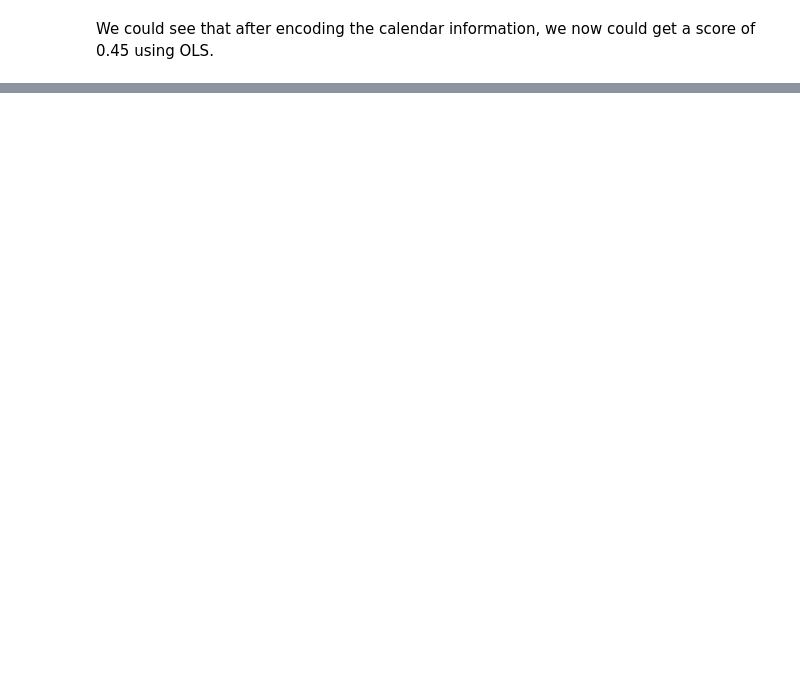
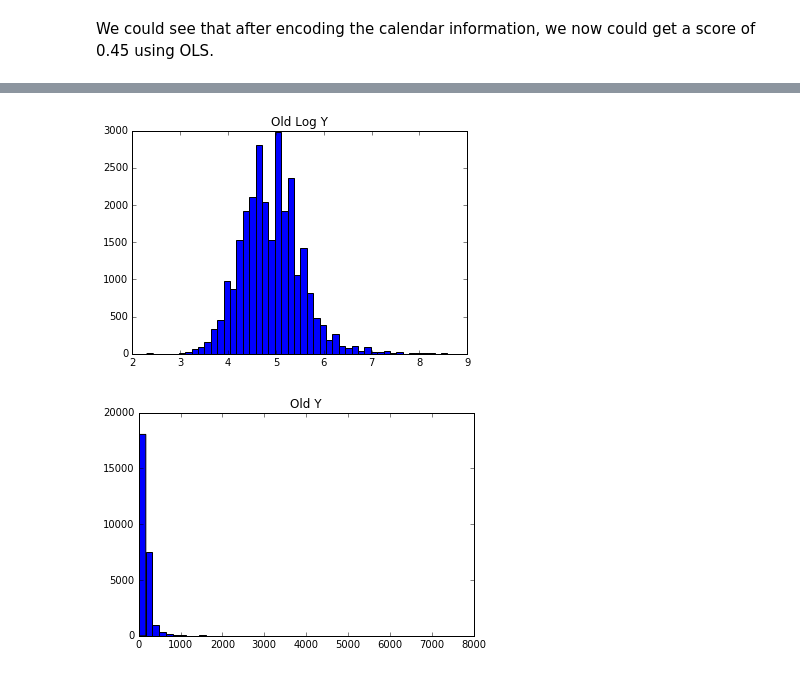
Before and after one commit to xwang146/cs109-airbnb-13, a Jupyter notebook: ModelWithCalendarInfo.ipynb, the cells around one changed output, grey strips where cells are left out. Drawn from its saved outputs; the diff is of its cells as text; code cells hidden in the pictures; blank space fills up the shorter version.

```diff
--- a/ModelWithCalendarInfo.ipynb
+++ b/ModelWithCalendarInfo.ipynb
@@ -307,3 +326,14 @@ We could see that after encoding the calendar information, we now could get a sc
+# %%
+plt.figure()
+plt.hist(np.log(df["price"]), bins=50)
+plt.title("Old Log Y")
+
+plt.figure()
+plt.hist(df["price"], bins=50)
+plt.title("Old Y");
+# %% [output]
+[figure, added]
+[figure, added]
 # %%
 #try log transform on prices
 new_y_log = np.log(new_y)
```
Also changed, not shown: parts of 11 cells of this notebook.
